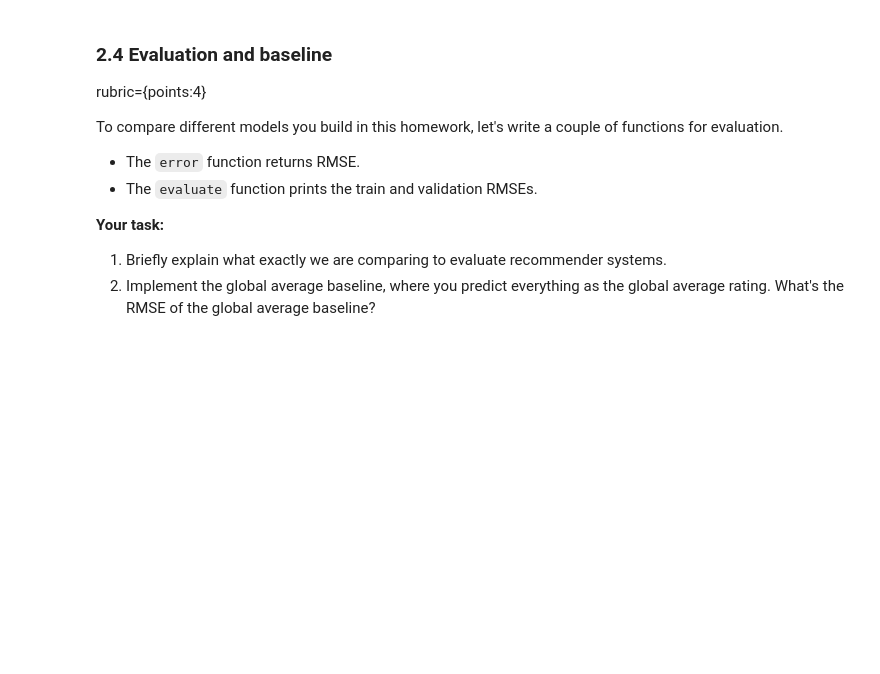
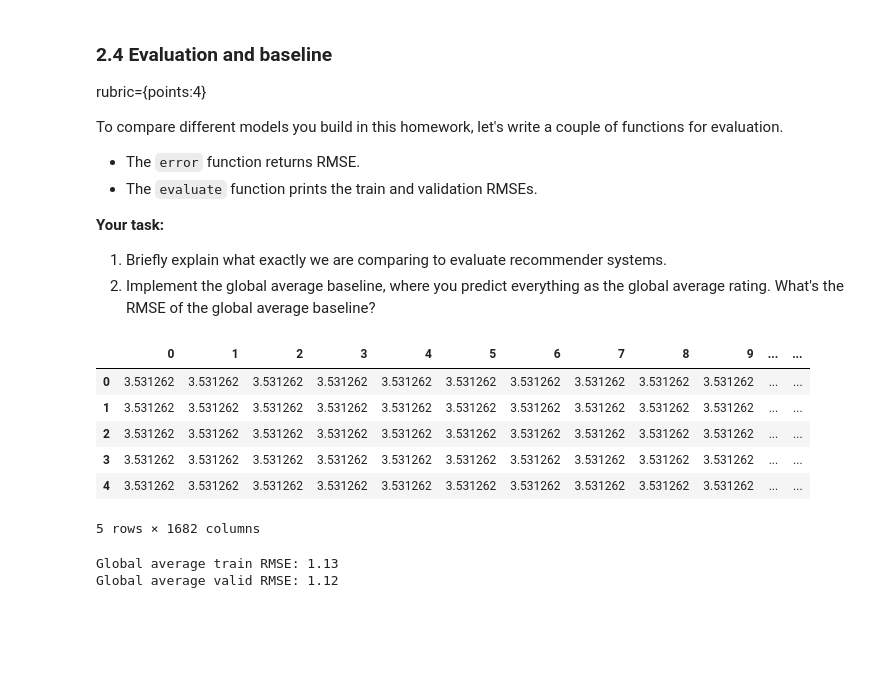
Before and after one commit to Blaise143/CPSC-330-ASSIGNMENTS, a Jupyter notebook: hw7/hw7.ipynb, the cells around one changed output. Saved outputs shown, nothing was run; the diff lists cells and outputs as text; code cells hidden in the pictures; blank space fills up the shorter version.

```diff
--- a/hw7/hw7.ipynb
+++ b/hw7/hw7.ipynb
@@ -513,5 +519,9 @@ Here is some notation we will be using in this lab.
 2. What would be the shape of the dense utility matrix $Y$?
 3. What would be the fraction of observed ratings in the utility matrix $Y$?
 # %%
-N = None
-M = None
+# Note: N is the number of users.
+N = ratings[user_key].nunique()
+M = ratings[item_key].nunique()
+print(f"N = {N}, M = {M}")
+print(f"The shape of the density matrix would be {N} by {M}")
+print(f"The fraction of observed ratings = {len(ratings)/(N*M):.4f}")
@@ -524,3 +538,8 @@ rubric={points:5}
 **Your tasks:**
 
 1. Split the ratings data with `test_size=0.2` and `random_state=42`.
+# %%
+X = ratings.copy()
+y = ratings[user_key]
+X_train, X_val, y_train, y_val = train_test_split(X, y, test_size=0.2, random_state=42)
+X_train.shape, X_val.shape
@@ -543,5 +564,19 @@ item_mapper = dict(zip(np.unique(ratings[item_key]), list(range(M))))
 user_inverse_mapper = dict(zip(list(range(N)), np.unique(ratings[user_key])))
 item_inverse_mapper = dict(zip(list(range(M)), np.unique(ratings[item_key])))
 # %%
-train_mat = None
-valid_mat = None
+# function obtained from course jupyter book
+def create_Y_from_ratings(
+    data, N, M, user_mapper, item_mapper, user_key="user_id", item_key="movie_id"
+    ):# Function to create a dense utility matrix
+    Y = np.zeros((N, M))
+    Y.fill(np.nan)
+    for index, val in data.iterrows():
+        n = user_mapper[val[user_key]]
+        m = item_mapper[val[item_key]]
+        Y[n, m] = val["rating"]
+
+    return Y
+
+train_mat = create_Y_from_ratings(X_train, N, M, user_mapper, item_mapper)
+valid_mat = create_Y_from_ratings(X_val, N, M, user_mapper, item_mapper)
+train_mat
@@ -570,6 +621,23 @@ def error(Y1, Y2):
 def evaluate(pred_Y, train_mat, valid_mat, model_name="Global average"):
     print("%s train RMSE: %0.2f" % (model_name, error(pred_Y, train_mat)))
     print("%s valid RMSE: %0.2f" % (model_name, error(pred_Y, valid_mat)))
+# %%
+avg = np.nanmean(train_mat)
+global_pred = np.zeros(train_mat.shape) + avg
+pd.DataFrame(global_pred).head()
+# %% [output]
+|  | 0 | 1 | 2 | 3 | 4 | 5 | 6 | 7 | 8 | 9 | ... | ... |
+| 0 | 3.531262 | 3.531262 | 3.531262 | 3.531262 | 3.531262 | 3.531262 | 3.531262 | 3.531262 | 3.531262 | 3.531262 | ... | ... |
+| 1 | 3.531262 | 3.531262 | 3.531262 | 3.531262 | 3.531262 | 3.531262 | 3.531262 | 3.531262 | 3.531262 | 3.531262 | ... | ... |
+| 2 | 3.531262 | 3.531262 | 3.531262 | 3.531262 | 3.531262 | 3.531262 | 3.531262 | 3.531262 | 3.531262 | 3.531262 | ... | ... |
+| 3 | 3.531262 | 3.531262 | 3.531262 | 3.531262 | 3.531262 | 3.531262 | 3.531262 | 3.531262 | 3.531262 | 3.531262 | ... | ... |
+| 4 | 3.531262 | 3.531262 | 3.531262 | 3.531262 | 3.531262 | 3.531262 | 3.531262 | 3.531262 | 3.531262 | 3.531262 | ... | ... |
+5 rows × 1682 columns
+# %%
+evaluate(global_pred, train_mat, valid_mat)
+# %% [output]
+Global average train RMSE: 1.13
+Global average valid RMSE: 1.12
 # %% [markdown]
 <br><br>
 # %% [markdown]
```
Also changed, not shown: parts of 14 cells of this notebook, 1 other file.
